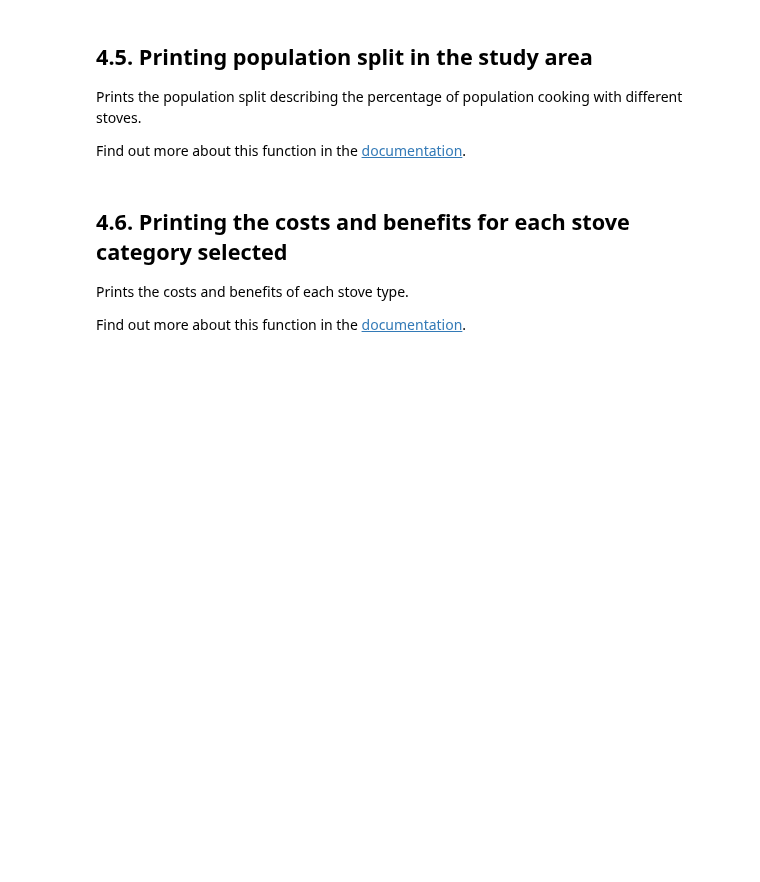
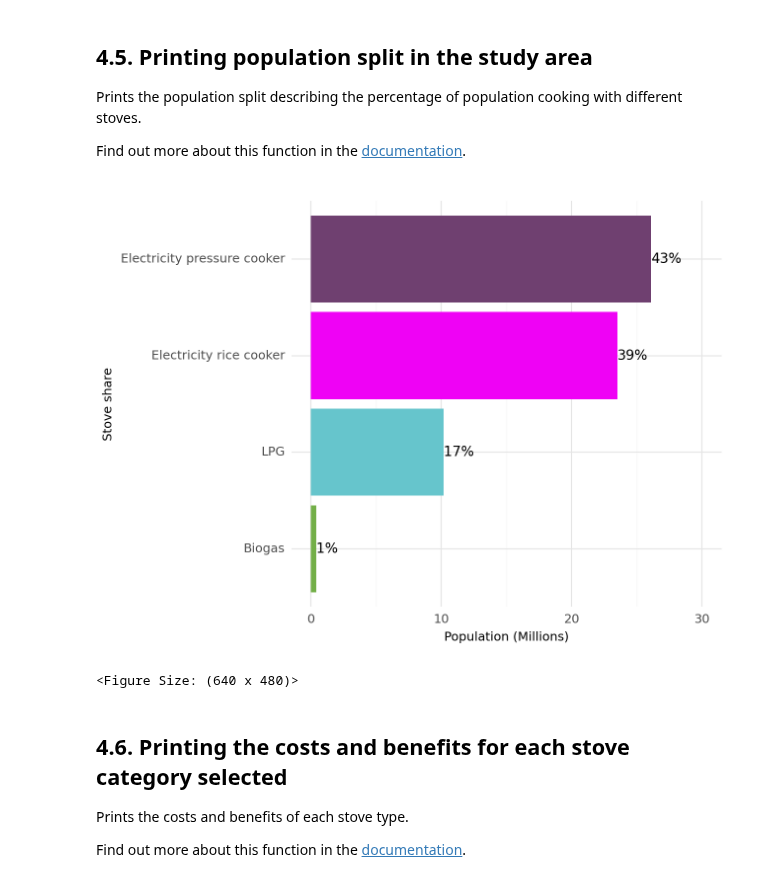
Before and after one commit to Open-Source-Spatial-Clean-Cooking-Tool/OnStove, a Jupyter notebook: example/OnStove_notebook.ipynb, the cells around one changed output. Drawn from its saved outputs; the diff is of its cells as text; code cells hidden in the pictures; blank space fills up the shorter version.

```diff
--- a/example/OnStove_notebook.ipynb
+++ b/example/OnStove_notebook.ipynb
@@ -485,7 +844,10 @@ Prints the population split describing the percentage of population cooking with
 
 Find out more about this function in the [documentation](https://onstove-documentation.readthedocs.io/en/latest/generated/onstove.OnStove.plot_split.html).
 # %%
-results.plot_split(cmap=cmap, labels=labels, dpi=300, save_as="pop_split.png")
+results.plot_split(cmap=cmap, labels=labels, year = 2028)
+# %% [output]
+[figure, added]
+<Figure Size: (640 x 480)>
 # %% [markdown]
 ## 4.6. Printing the costs and benefits for each stove category selected
 
```
Also changed, not shown: parts of 50 cells of this notebook, 3 other files.
